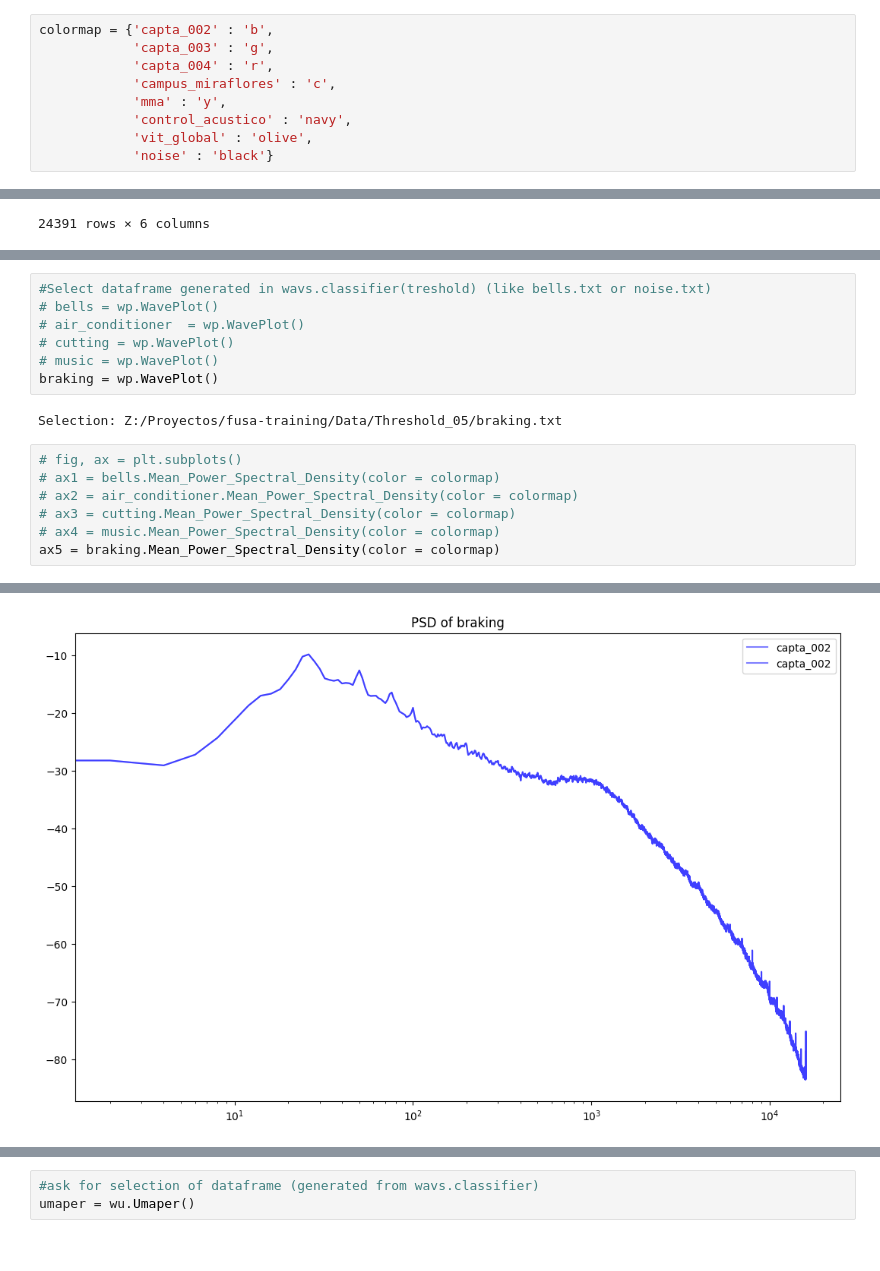
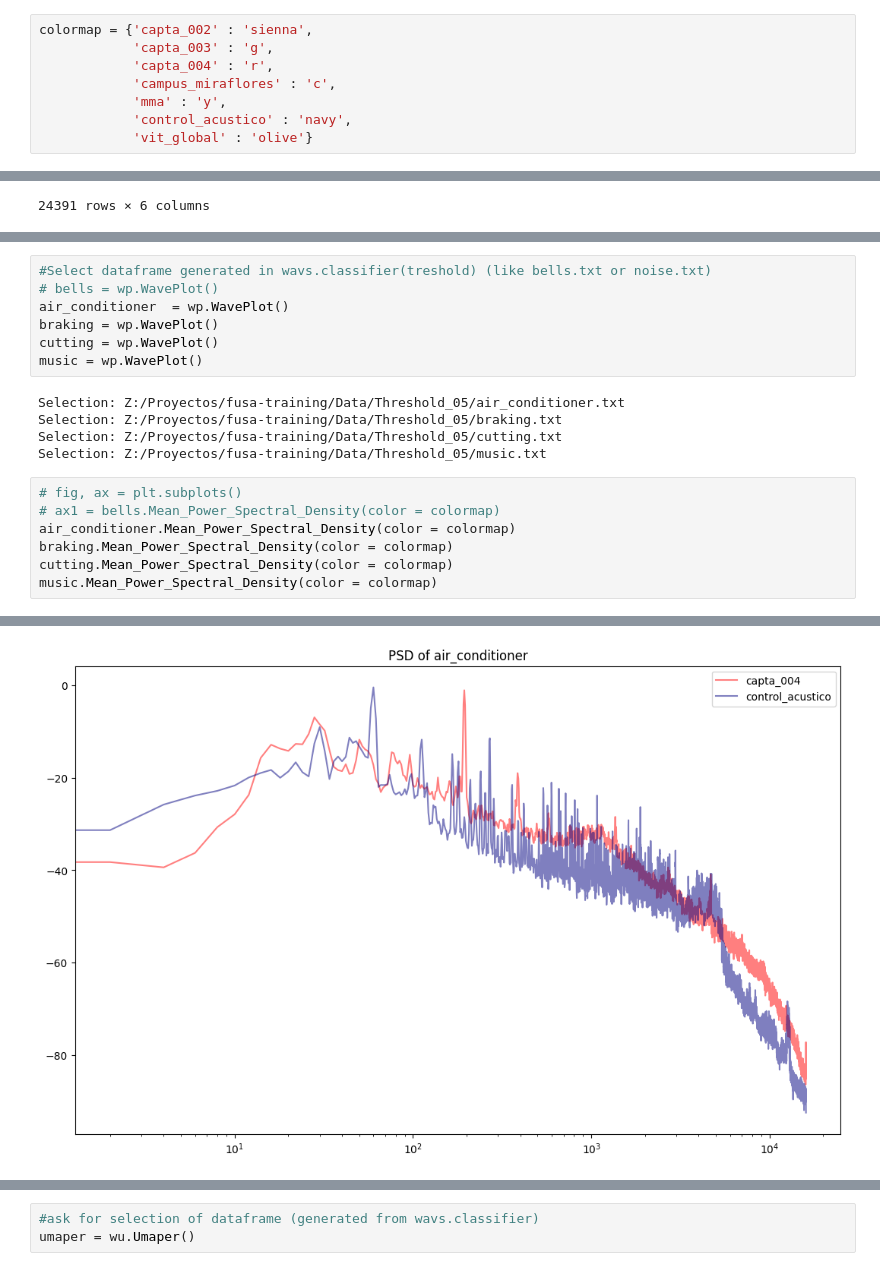
Before and after one commit to JoaquinRMorales/fusa_noise, a Jupyter notebook: main.ipynb, the cells around one changed output, grey strips where cells are left out. Drawn from its saved outputs; the diff is of its cells as text.

Commit message:
Fixed map append bug, corrected numpy mean values

```diff
--- a/main.ipynb
+++ b/main.ipynb
@@ -10,14 +10,13 @@ import waver as wv
 import WavePlotter as wp
 import WaveUmaper as wu
 # %%
-colormap = {'capta_002' : 'b',
+colormap = {'capta_002' : 'sienna',
             'capta_003' : 'g',
             'capta_004' : 'r',
             'campus_miraflores' : 'c',
             'mma' : 'y',
             'control_acustico' : 'navy',
-            'vit_global' : 'olive',
-            'noise' : 'black'}
+            'vit_global' : 'olive'}
 # %%
 #Create a class Wavs, will ask for a dataframe in txt forman with 'space' separation
 wavs = wv.Wavs()
@@ -40,17 +56,20 @@ Selection: Z:/Proyectos/fusa-training/Data/metadata.txt
 # %%
 #Select dataframe generated in wavs.classifier(treshold) (like bells.txt or noise.txt)
 # bells = wp.WavePlot()
-# air_conditioner  = wp.WavePlot()
-# cutting = wp.WavePlot()
-# music = wp.WavePlot()
+air_conditioner  = wp.WavePlot()
 braking = wp.WavePlot()
+cutting = wp.WavePlot()
+music = wp.WavePlot()
 # %% [output]
+Selection: Z:/Proyectos/fusa-training/Data/Threshold_05/air_conditioner.txt
 Selection: Z:/Proyectos/fusa-training/Data/Threshold_05/braking.txt
+Selection: Z:/Proyectos/fusa-training/Data/Threshold_05/cutting.txt
+Selection: Z:/Proyectos/fusa-training/Data/Threshold_05/music.txt
 # %%
 # fig, ax = plt.subplots()
 # ax1 = bells.Mean_Power_Spectral_Density(color = colormap)
-# ax2 = air_conditioner.Mean_Power_Spectral_Density(color = colormap)
-# ax3 = cutting.Mean_Power_Spectral_Density(color = colormap)
-# ax4 = music.Mean_Power_Spectral_Density(color = colormap)
-ax5 = braking.Mean_Power_Spectral_Density(color = colormap)
+air_conditioner.Mean_Power_Spectral_Density(color = colormap)
+braking.Mean_Power_Spectral_Density(color = colormap)
+cutting.Mean_Power_Spectral_Density(color = colormap)
+music.Mean_Power_Spectral_Density(color = colormap)
 # %% [output]
@@ -61 +93 @@ capta_002
-[figure, old version]
+[figure, new version]
```
Also changed, not shown: parts of 2 cells of this notebook, 1 other file.
